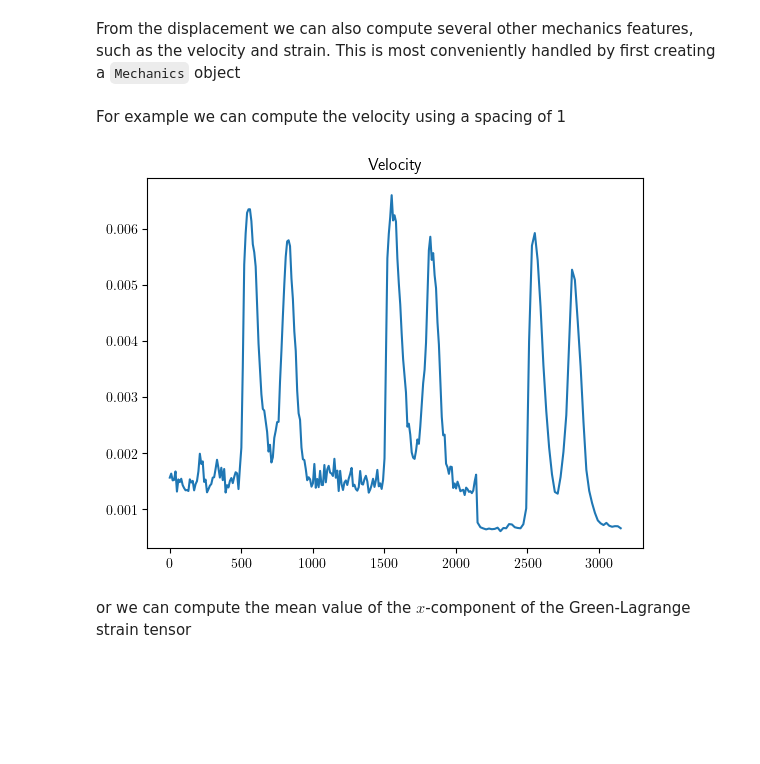
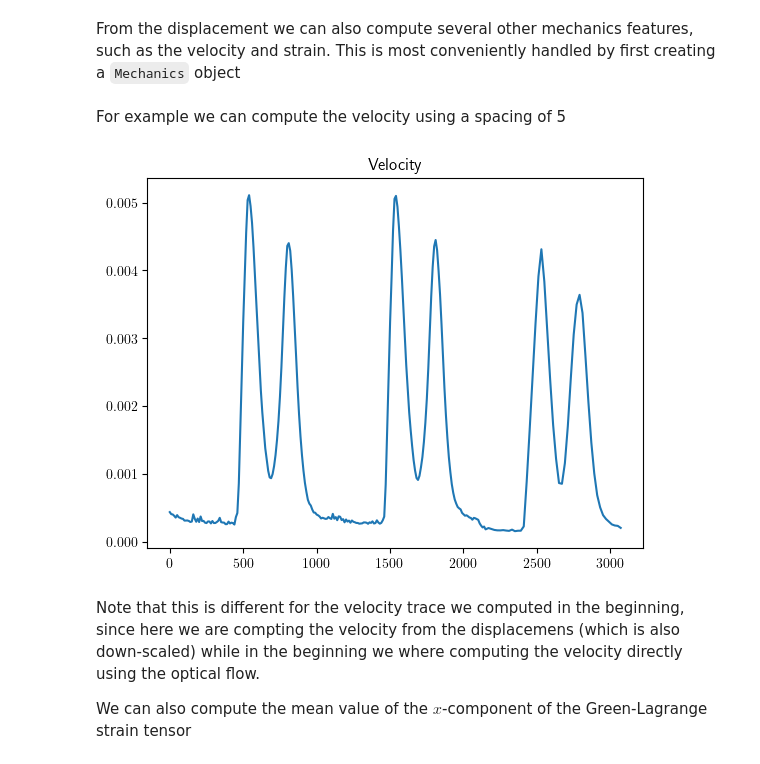
Before and after one commit to ComputationalPhysiology/mps_motion, a Jupyter notebook: docs/quickstart.ipynb, the cells around one changed output. Drawn from its saved outputs; the diff is of its cells as text; code cells hidden in the pictures; blank space fills up the shorter version.

Commit message:
Update demo data

```diff
--- a/docs/quickstart.ipynb
+++ b/docs/quickstart.ipynb
@@ -44,5 +44,5 @@ Now, we will create an optical flow object which is the object we use to run the
 # %%
-opt_flow = mps_motion.OpticalFlow(data, flow_algorithm="farneback", reference_frame=0)
+opt_flow = mps_motion.OpticalFlow(data, flow_algorithm="farneback")
 # %% [markdown]
 To list available optical flow algorithms you can use
 # %%
@@ -51,0 +54,3 @@ mps_motion.list_optical_flow_algorithm()
+# %%
+v = opt_flow.get_velocities(spacing=5)
+print(v)
@@ -51,0 +64,10 @@ mps_motion.list_optical_flow_algorithm()
+# %%
+v_norm = v.norm().mean().compute()
+reference_frame_index = (
+    mps_motion.motion_tracking.estimate_referece_image_from_velocity(
+        t=data.time_stamps[:-5],
+        v=v_norm,
+    )
+)
+reference_frame = data.time_stamps[reference_frame_index]
+print(f"Found reference frame at index {reference_frame_index} and time {reference_frame:.2f}")
@@ -52,6 +85,6 @@ mps_motion.list_optical_flow_algorithm()
 # %% [markdown]
 We can now run the optical flow algorithm to extract the displacements. We will first perform a downsampling of the data to a scalar of 0.4 (i.e 40% of the original size) to make the problem less computational expensive
 # %%
-u = opt_flow.get_displacements(scale=0.4)
-print(u) # VectorFrameSequence((817, 469, 267, 2), dx=0.8125, scale=0.4)
+u = opt_flow.get_displacements(reference_frame=reference_frame, scale=0.6)
+print(u)
 # %% [output]
@@ -108,19 +139,21 @@ From the displacement we can also compute several other mechanics features, such
 # %%
 mech = mps_motion.Mechanics(u=u, t=data.time_stamps)
 # %% [markdown]
-For example we can compute the velocity using a spacing of 1
+For example we can compute the velocity using a spacing of 5
 # %%
-spacing = 1
+spacing = 5
 v = mech.velocity(spacing=spacing)
 v_norm_mean = v.norm().mean()
 fig, ax = plt.subplots()
 ax.plot(data.time_stamps[:-spacing], v_norm_mean)
 ax.set_title("Velocity")
 plt.show()
 # %% [output]
-[figure, old version]
+[figure, new version]
 # %% [markdown]
-or we can compute the mean value of the $x$-component of the  Green-Lagrange strain tensor
+Note that this is different for the velocity trace we computed in the beginning, since here we are compting the velocity from the displacemens (which is also down-scaled) while in the beginning we where computing the velocity directly using the optical flow.
+
+We can also compute the mean value of the $x$-component of the  Green-Lagrange strain tensor
 # %%
 # Green-Lagrange strain
 print(mech.E) # TensorFrameSequence((817, 469, 267, 2, 2), dx=0.8125, scale=0.4)
```
Also changed, not shown: parts of 14 cells of this notebook, 1 other file.
